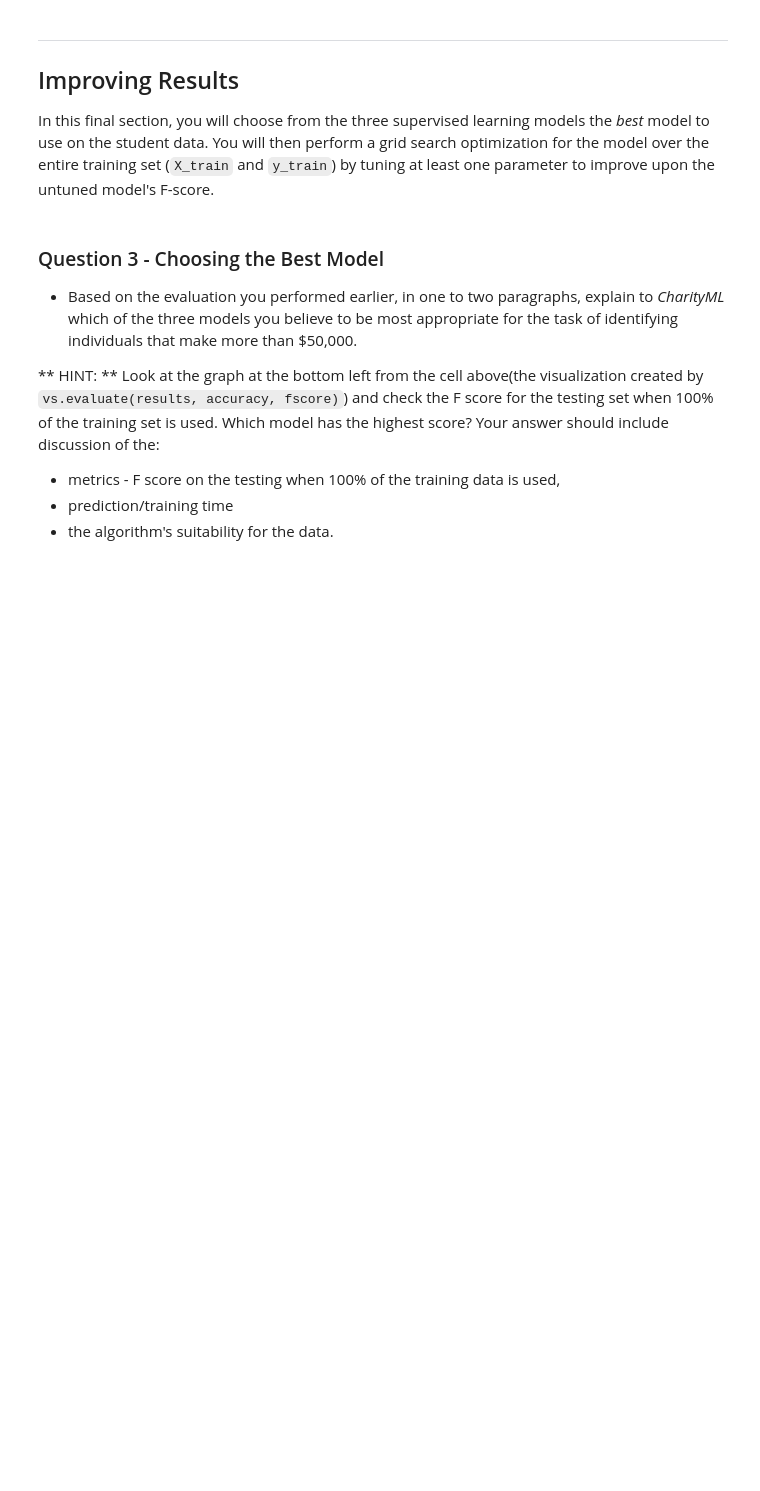
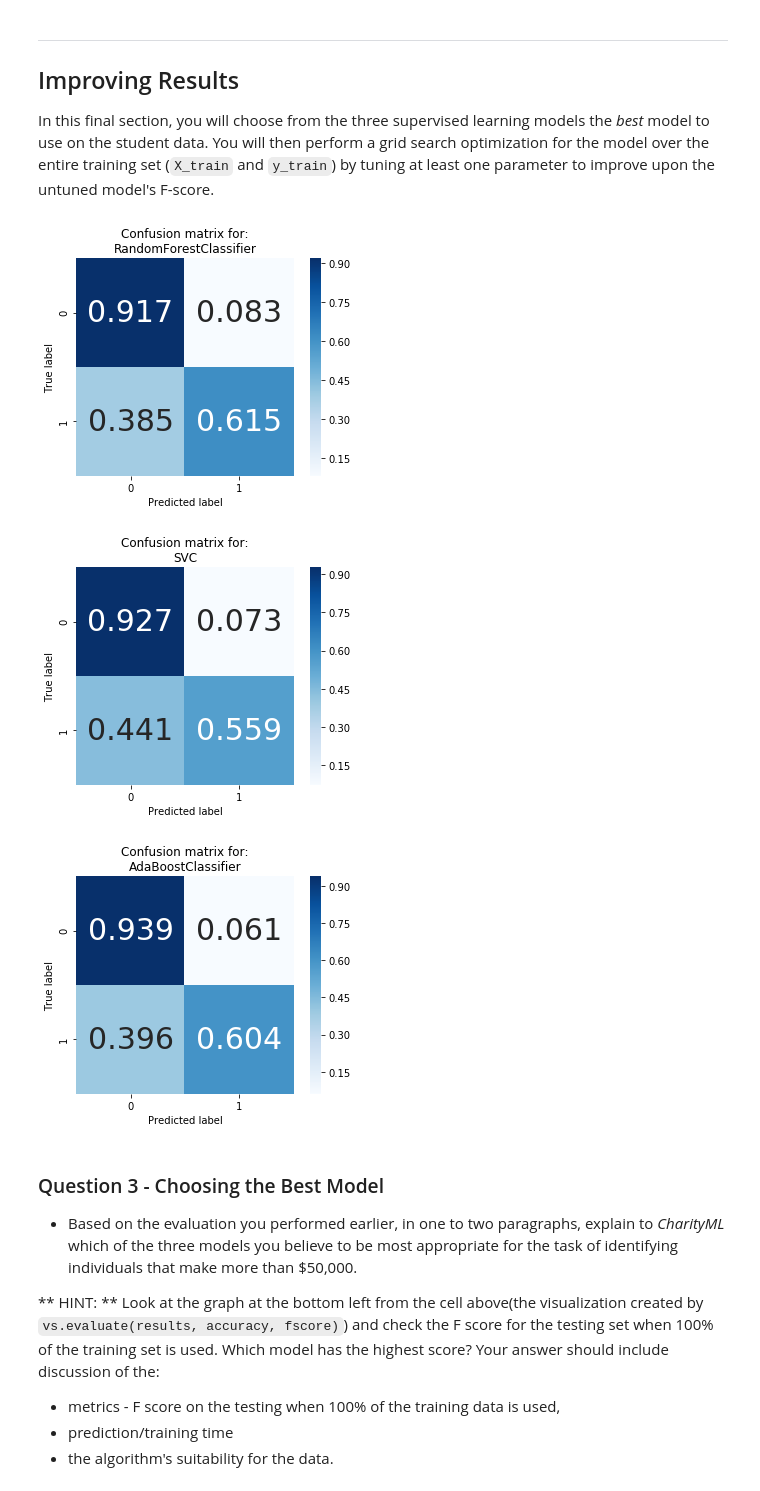
Before and after one commit to Emma-Zelda/Udacity, a Jupyter notebook: p2_fingding_donors/finding_donors.ipynb, the cells around one changed output. Drawn from its saved outputs; the diff is of its cells as text; code cells hidden in the pictures; blank space fills up the shorter version.

```diff
--- a/p2_fingding_donors/finding_donors.ipynb
+++ b/p2_fingding_donors/finding_donors.ipynb
@@ -382,6 +463,27 @@ vs.evaluate(results, accuracy, fscore)
 ----
 ## Improving Results
 In this final section, you will choose from the three supervised learning models the *best* model to use on the student data. You will then perform a grid search optimization for the model over the entire training set (`X_train` and `y_train`) by tuning at least one parameter to improve upon the untuned model's F-score.
+# %%
+from sklearn.metrics import confusion_matrix
+import matplotlib.pyplot as plt
+import seaborn as sns
+
+# plot confusion matrix for above three models
+for i,model in enumerate([clf_A,clf_B,clf_C]):
+    cm = confusion_matrix(y_test, model.predict(X_test))
+    cm = cm.astype('float') / cm.sum(axis=1)[:, np.newaxis] # normalize the data
+
+    # view with a heatmap
+    plt.figure(i)
+    sns.heatmap(cm, annot=True, annot_kws={"size":30},
+            cmap='Blues', square=True, fmt='.3f')
+    plt.ylabel('True label')
+    plt.xlabel('Predicted label')
+    plt.title('Confusion matrix for:\n{}'.format(model.__class__.__name__));
+# %% [output]
+[figure, added]
+[figure, added]
+[figure, added]
 # %% [markdown]
 ### Question 3 - Choosing the Best Model
 
```
Also changed, not shown: parts of 28 cells of this notebook, 1 other file.
